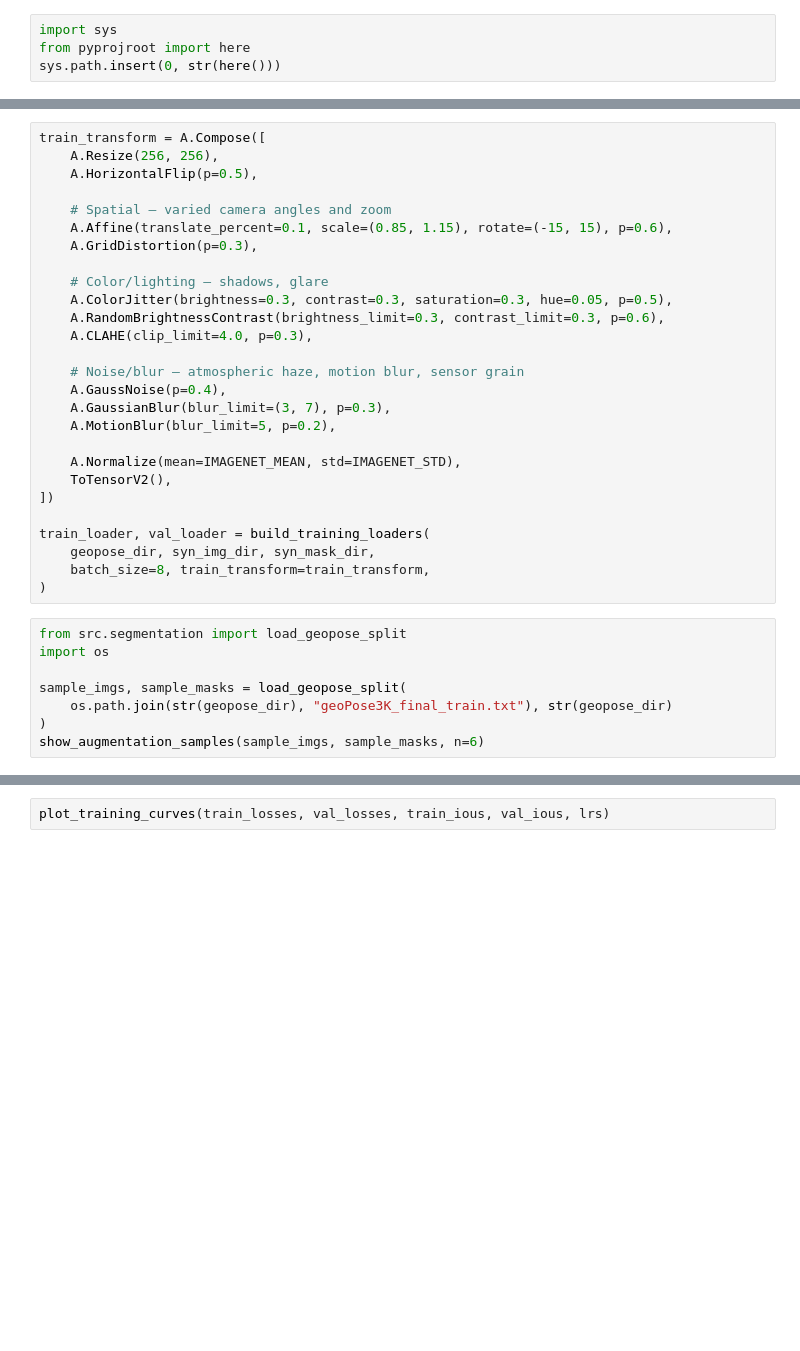
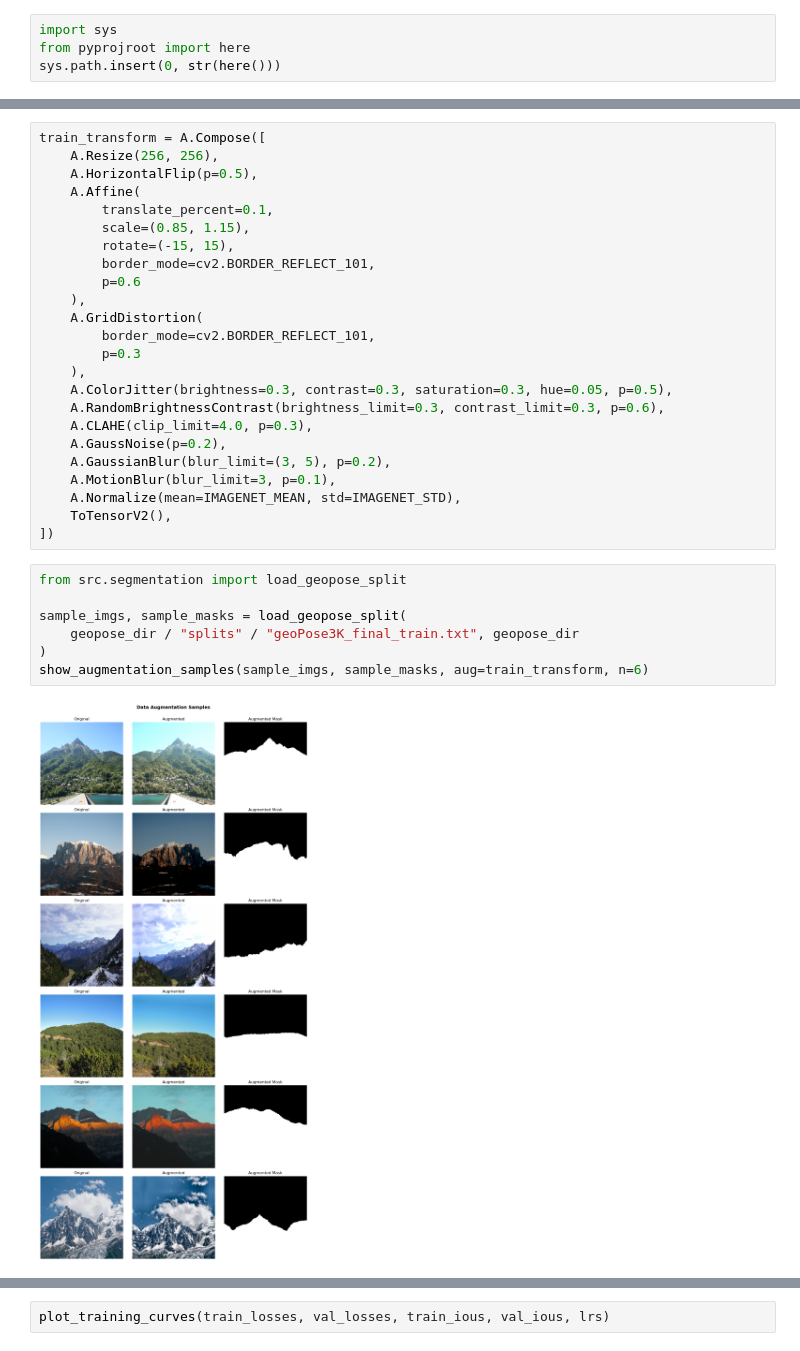
Before and after one commit to prasiddha-8636/horizon-locate, a Jupyter notebook: notebooks/04_SkySegmentation/02_train_sky_segmentation_model.ipynb, the cells around one changed output, grey strips where cells are left out. Drawn from its saved outputs; the diff is of its cells as text; blank space fills up the shorter version.

```diff
--- a/notebooks/04_SkySegmentation/02_train_sky_segmentation_model.ipynb
+++ b/notebooks/04_SkySegmentation/02_train_sky_segmentation_model.ipynb
@@ -49,34 +37,32 @@ model_save_path = here() / "data" / "sky_segmentation_unet_model.pth"
 train_transform = A.Compose([
     A.Resize(256, 256),
     A.HorizontalFlip(p=0.5),
-
-    # Spatial — varied camera angles and zoom
-    A.Affine(translate_percent=0.1, scale=(0.85, 1.15), rotate=(-15, 15), p=0.6),
-    A.GridDistortion(p=0.3),
-
-    # Color/lighting — shadows, glare
+    A.Affine(
+        translate_percent=0.1,
+        scale=(0.85, 1.15),
+        rotate=(-15, 15),
+        border_mode=cv2.BORDER_REFLECT_101,
+        p=0.6
+    ),
+    A.GridDistortion(
+        border_mode=cv2.BORDER_REFLECT_101,
+        p=0.3
+    ),
     A.ColorJitter(brightness=0.3, contrast=0.3, saturation=0.3, hue=0.05, p=0.5),
     A.RandomBrightnessContrast(brightness_limit=0.3, contrast_limit=0.3, p=0.6),
     A.CLAHE(clip_limit=4.0, p=0.3),
-
-    # Noise/blur — atmospheric haze, motion blur, sensor grain
-    A.GaussNoise(p=0.4),
-    A.GaussianBlur(blur_limit=(3, 7), p=0.3),
-    A.MotionBlur(blur_limit=5, p=0.2),
-
+    A.GaussNoise(p=0.2),
+    A.GaussianBlur(blur_limit=(3, 5), p=0.2),
+    A.MotionBlur(blur_limit=3, p=0.1),
     A.Normalize(mean=IMAGENET_MEAN, std=IMAGENET_STD),
     ToTensorV2(),
 ])
-
-train_loader, val_loader = build_training_loaders(
-    geopose_dir, syn_img_dir, syn_mask_dir,
-    batch_size=8, train_transform=train_transform,
-)
 # %%
 from src.segmentation import load_geopose_split
-import os
 
 sample_imgs, sample_masks = load_geopose_split(
-    os.path.join(str(geopose_dir), "geoPose3K_final_train.txt"), str(geopose_dir)
+    geopose_dir / "splits" / "geoPose3K_final_train.txt", geopose_dir
 )
-show_augmentation_samples(sample_imgs, sample_masks, n=6)
+show_augmentation_samples(sample_imgs, sample_masks, aug=train_transform, n=6)
+# %% [output]
+[figure, added]
```
Also changed, not shown: parts of 11 cells of this notebook, 1 other file.
